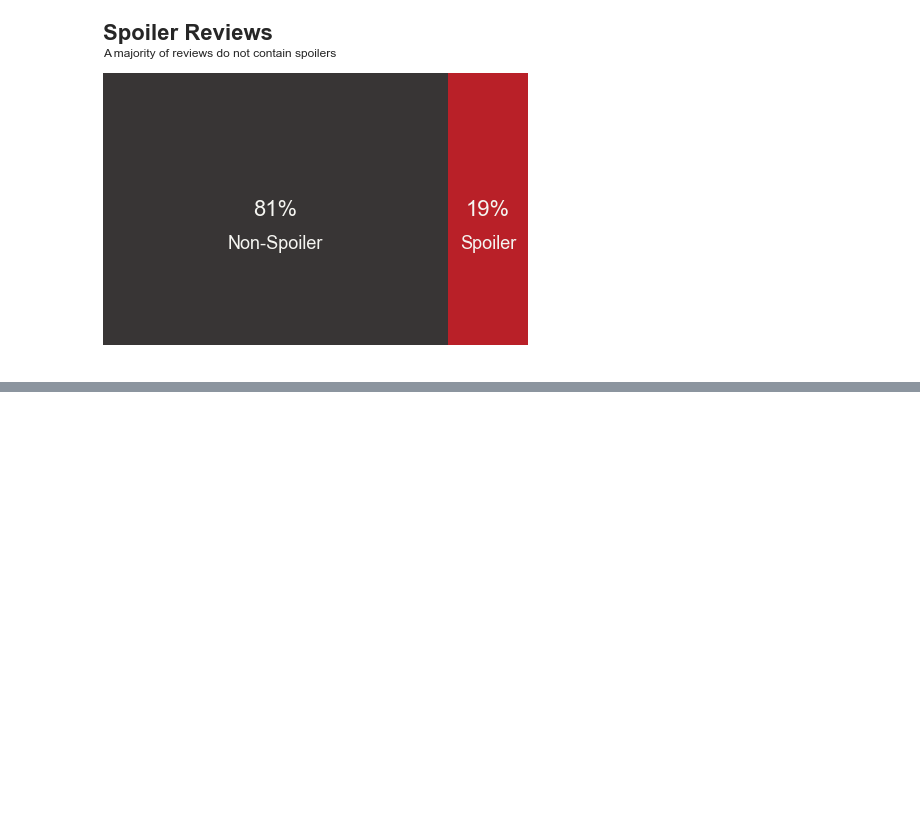
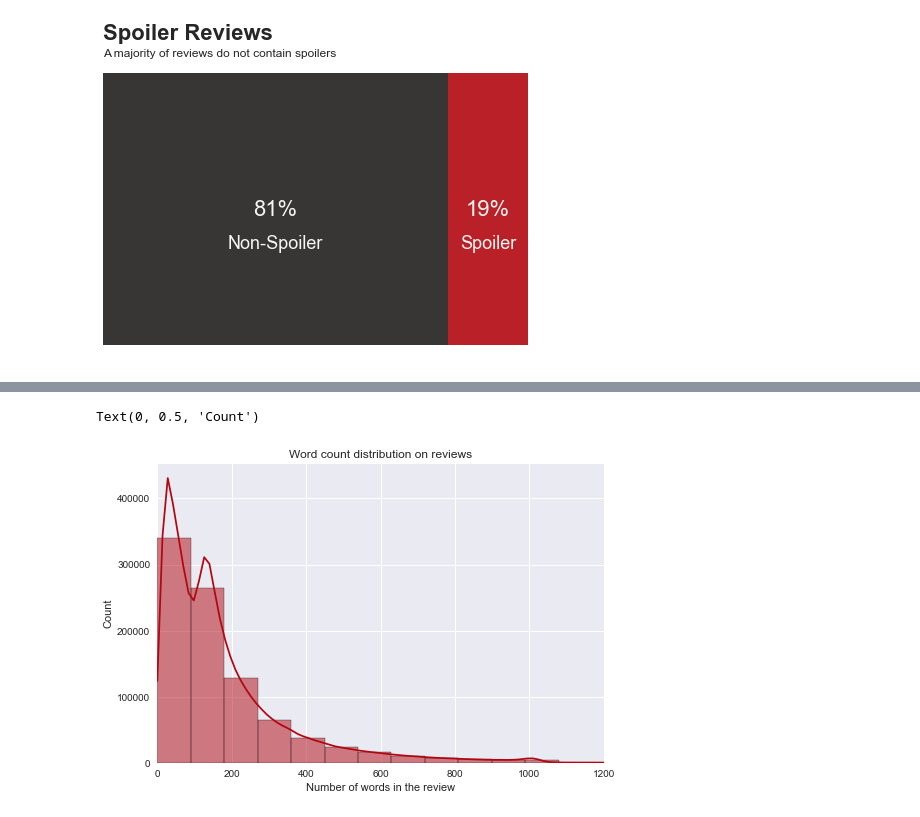
Before and after one commit to rfontao/PRI, a Jupyter notebook: notebooks/analysis_reviews.ipynb, the cells around one changed output, grey strips where cells are left out. Cells and saved outputs as stored; diff of their text form; code cells hidden in the pictures; blank space fills up the shorter version.

```diff
--- a/notebooks/analysis_reviews.ipynb
+++ b/notebooks/analysis_reviews.ipynb
@@ -7,6 +8,8 @@ import seaborn as sns
 plt.style.use('../netflix.mplstyle')
 
 palette = {'primary': '#221f1f', 'secondary': '#b20710', 'accent': '#e50914', 'tertiary': '#f5f5f1'}
+# %%
+pattern = regex.compile(r'[\p{L}]+')
 # %%
 reviews = pd.read_csv('../data/reviews_clean.csv', index_col='review_id')
 reviews
@@ -78,4 +95,5 @@ ax.axis('off')
 (0.0, 1.05, -0.44000000000000006, 0.44000000000000006)
 [figure]
 # %%
-reviews['review_detail_word_count'] = reviews.loc[:, 'review_detail'].str.count("\w+")
+#reviews['review_detail_word_count'] = reviews.loc[:, 'review_detail'].str.count('\w+')
+reviews['review_detail_word_count'] = reviews.loc[:, 'review_detail'].apply(lambda s: len(pattern.findall(s)))
@@ -126,0 +133,12 @@ reviews[reviews['review_detail_word_count'] == 0]
+# %%
+fig, ax = plt.subplots()
+sns.histplot(reviews['review_detail_word_count'], kde=True, color=palette['secondary'], ax=ax, bins='doane')
+
+ax.set_title('Word count distribution on reviews')
+ax.set_xlim(0, 1200)
+ax.set_xlabel('Number of words in the review')
+ax.set_xlabel('Number of words in the review')
+ax.set_ylabel('Count')
+# %% [output]
+Text(0, 0.5, 'Count')
+[figure, added]
```
Also changed, not shown: parts of 9 cells of this notebook, 3 other files.
